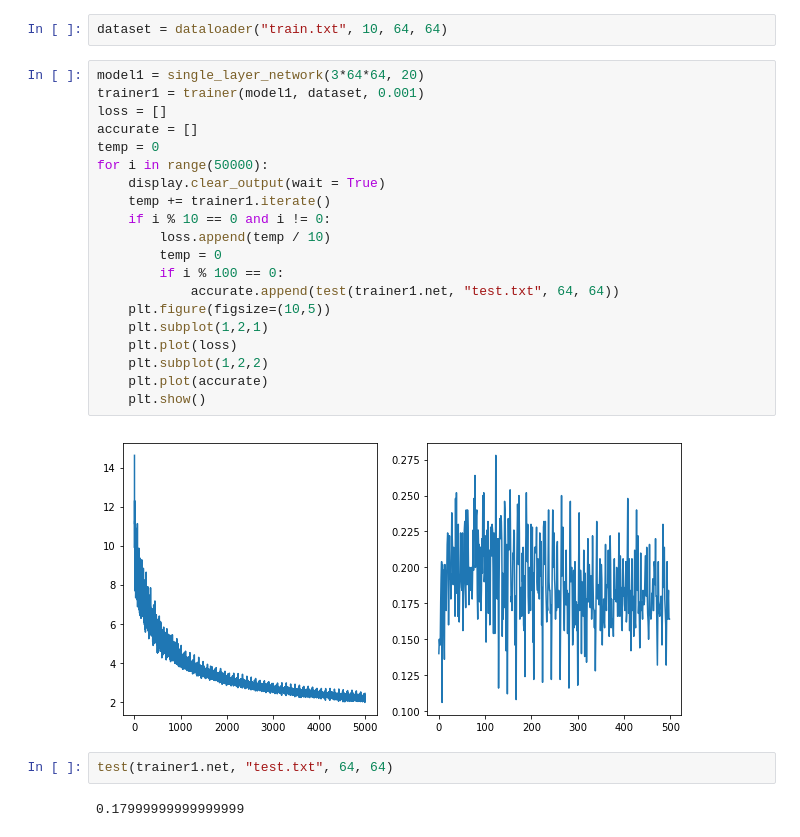
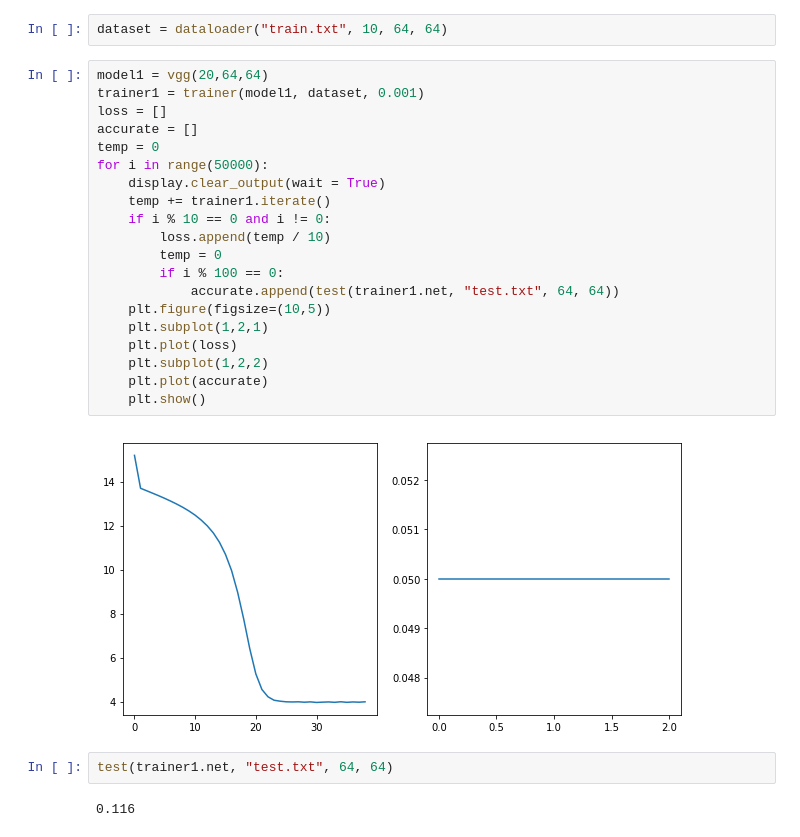
Before and after one commit to lyzustc/Numpy-Implementation-of-ResNet, a Jupyter notebook: test2.ipynb, the cells around one changed output. Drawn from its saved outputs; the diff is of its cells as text.

```diff
--- a/test2.ipynb
+++ b/test2.ipynb
@@ -5,28 +5,28 @@ from IPython import display
 # %%
 dataset = dataloader("train.txt", 10, 64, 64)
 # %%
-model1 = single_layer_network(3*64*64, 20)
+model1 = vgg(20,64,64)
 trainer1 = trainer(model1, dataset, 0.001)
 loss = []
 accurate = []
 temp = 0
 for i in range(50000):
     display.clear_output(wait = True)
     temp += trainer1.iterate()
     if i % 10 == 0 and i != 0:
         loss.append(temp / 10)
         temp = 0
         if i % 100 == 0:
             accurate.append(test(trainer1.net, "test.txt", 64, 64))
     plt.figure(figsize=(10,5))
     plt.subplot(1,2,1)
     plt.plot(loss)
     plt.subplot(1,2,2)
     plt.plot(accurate)
     plt.show()
 # %% [output]
-[figure, old version]
+[figure, new version]
 # %%
 test(trainer1.net, "test.txt", 64, 64)
 # %% [output]
-0.17999999999999999
+0.116
```
Also changed, not shown: 11 other files.
